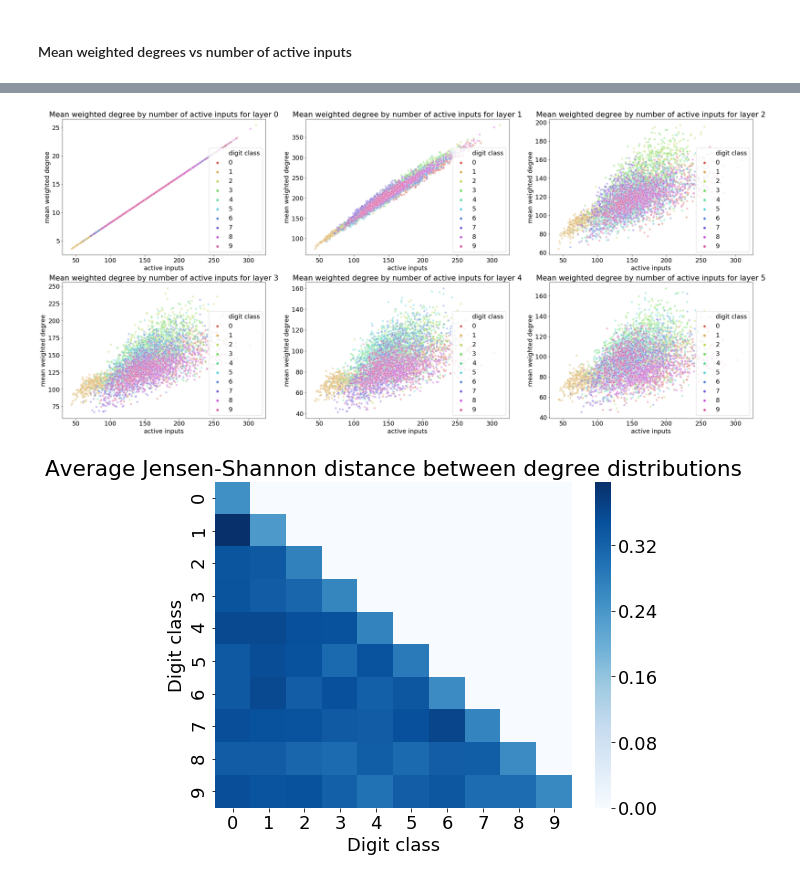
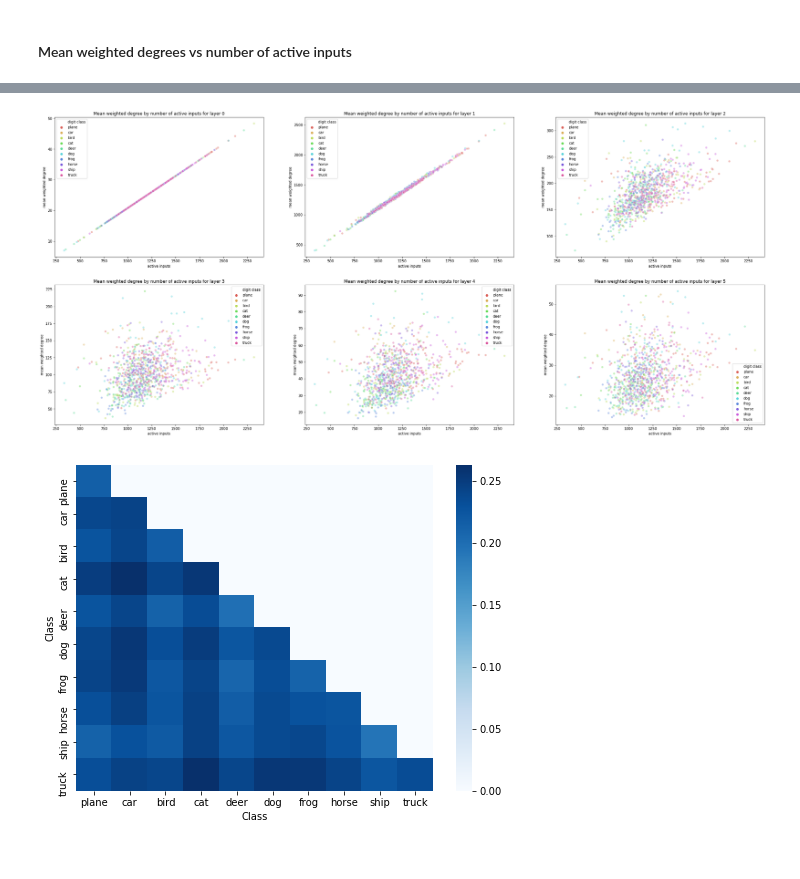
Before and after one commit to bgroenks96/dnn-community-detection, a Jupyter notebook: dnn-graph-analysis-cifar10.ipynb, the cells around one changed output, grey strips where cells are left out. Drawn from its saved outputs; the diff is of its cells as text; code cells hidden in the pictures.

Commit message:
More changes to CIFAR-10 experiments

```diff
--- a/dnn-graph-analysis-cifar10.ipynb
+++ b/dnn-graph-analysis-cifar10.ipynb
@@ -86,7 +86,7 @@ plt.show()
 # %%
 from statsmodels.stats.weightstats import ztest
 
-groups_by_class = g_xs_mean_degree_by_class.groupby('digit class').groups.items()
+groups_by_class = g_xs_mean_degree_by_class.groupby('class').groups.items()
 p_vals = np.ones((10,10))
 for i, (c_1, inds_1) in enumerate(groups_by_class):
     for j, (c_2, inds_2) in enumerate(groups_by_class):
@@ -97,8 +97,8 @@ for i, (c_1, inds_1) in enumerate(groups_by_class):
         z, p = ztest(sample_1, sample_2)
         p_vals[i, j] = p
 plt.figure(figsize=(8,6))
-sns.heatmap(p_vals, cmap='Blues_r')
-plt.title('p-values for mean degree z-tests')
-plt.xlabel('Digit class')
+sns.heatmap(p_vals, cmap='Blues_r', xticklabels=cifar10.labels, yticklabels=cifar10.labels)
+plt.title('p-values for mean degree z-tests (CIFAR-10)')
+plt.xlabel('Class')
 plt.show()
 # %% [output]
@@ -107,9 +107,9 @@ plt.show()
 fig, axs = plt.subplots(2, 3, figsize=(3*8,2*6))
 for k in range(6):
     ax = axs[0 if k < 3 else 1, k%3]
-    g_xs_mean_degree_by_class_l = pd.DataFrame({'digit class': mnist.test_labels[rand_inds],
+    g_xs_mean_degree_by_class_l = pd.DataFrame({'class': cifar10.test_labels[rand_inds].flatten(),
                                                 'mean weighted degree': mean_weighted_degrees_by_layer[k]})
-    groups_by_class = g_xs_mean_degree_by_class_l.groupby('digit class').groups.items()
+    groups_by_class = g_xs_mean_degree_by_class_l.groupby('class').groups.items()
     p_vals = np.ones((10,10))
     for i, (c_1, inds_1) in enumerate(groups_by_class):
         for j, (c_2, inds_2) in enumerate(groups_by_class):
@@ -119,10 +119,10 @@ for k in range(6):
             sample_2 = g_xs_mean_degree_by_class_l.loc[inds_2, 'mean weighted degree']
             z, p = ztest(sample_1, sample_2)
             p_vals[i, j] = p
-    hmap = sns.heatmap(p_vals, cmap='Blues_r', ax=ax, cbar=False)
+    hmap = sns.heatmap(p_vals, cmap='Blues_r', ax=ax, cbar=False, xticklabels=cifar10.labels, yticklabels=cifar10.labels)
     ax.set_title('layer {}'.format(k))
     if k == 4:
-        ax.set_xlabel('Digit class')
+        ax.set_xlabel('Class')
 plt.colorbar(hmap.get_children()[0], ax=axs)
 plt.suptitle('z-test p-values for mean weighted degree')
 plt.show()
@@ -145,11 +145,10 @@ plt.show()
 # %%
-layer_sizes = [784, 64, 64, 64, 64, 10]
 fig, axs = plt.subplots(2, 3, figsize=(3*12,2*8))
-for i, (l, st) in enumerate(zip(layer_sizes, np.cumsum(layer_sizes))):
+for i in range(6):
     ax = axs[0 if i < 3 else 1, i%3]
-    g_xs_mean_degree_vs_inputs = pd.DataFrame({'active inputs': np.sum(mnist.X_test[rand_inds], axis=1),
-                                               'digit class': mnist.test_labels[rand_inds],
-                                               'mean weighted degree': [float(g.vp['degree'].a[st-l:st].mean()) for g in g_xs]})
+    g_xs_mean_degree_vs_inputs = pd.DataFrame({'active inputs': np.sum(cifar10.X_test[rand_inds], axis=1),
+                                               'digit class': cifar10.test_labels[rand_inds].flatten(),
+                                               'mean weighted degree': mean_weighted_degrees_by_layer[i]})
     sns.scatterplot(x='active inputs', y='mean weighted degree', hue='digit class',
                     palette=sns.color_palette('hls', 10), alpha=0.4,
                     data=g_xs_mean_degree_vs_inputs,
@@ -157,7 +156,7 @@ for i, (l, st) in enumerate(zip(layer_sizes, np.cumsum(layer_sizes))):
     ax.set_title('Mean weighted degree by number of active inputs for layer {}'.format(i))
 plt.show()
 # %% [output]
-[figure, old version]
+[figure, new version]
 # %%
 from scipy.spatial.distance import pdist, squareform
 def deg_pdf(g):
@@ -165,20 +164,22 @@ def deg_pdf(g):
     pdf = degs / np.sum(degs)
     return pdf
 N = 1000
-sub_inds = np.concatenate([np.random.choice(np.where(mnist.test_labels[rand_inds] == c)[0], N // 10, replace=False) for c in range(10)], axis=0)
-labels, pdfs = zip(*[(mnist.test_labels[rand_inds[i]], deg_pdf(g_xs[i])) for i in sub_inds])
+g_xs, _ = get_activation_networks(cifar10.X_test[rand_inds], run=1, num_layers=4, num_epochs=10)
+sub_inds = np.concatenate([np.random.choice(np.where(cifar10.test_label_ids[rand_inds] == c)[0], N // 10, replace=False) for c in range(10)], axis=0)
+labels, pdfs = zip(*[(cifar10.test_label_ids[rand_inds[i]], deg_pdf(g_xs[i])) for i in sub_inds])
 labels, pdfs = np.array(labels), np.array(pdfs)
 js_dists = squareform(pdist(pdfs, metric='jensenshannon'))
 avg_dists = np.ones((10,10))
 for i in range(10):
     for j in range(10):
         avg_dists[i,j] = np.mean(js_dists[i*100:(i+1)*100,j*100:(j+1)*100])
+del g_xs
 # %%
 plt.figure(figsize=(8,6))
-sns.heatmap(avg_dists*np.tril(np.ones((10,10))), cmap='Blues')
-plt.title('Average Jensen-Shannon distance between degree distributions')
-plt.xlabel('Digit class')
-plt.ylabel('Digit class')
+sns.heatmap(avg_dists*np.tril(np.ones((10,10))), xticklabels=cifar10.labels, yticklabels=cifar10.labels, cmap='Blues')
+#plt.title('Average Jensen-Shannon distance between degree distributions (CIFAR-10)')
+plt.xlabel('Class')
+plt.ylabel('Class')
 plt.show()
 # %% [output]
-[figure, old version]
+[figure, new version]
```
Also changed, not shown: parts of 9 cells of this notebook, 3 other files.
